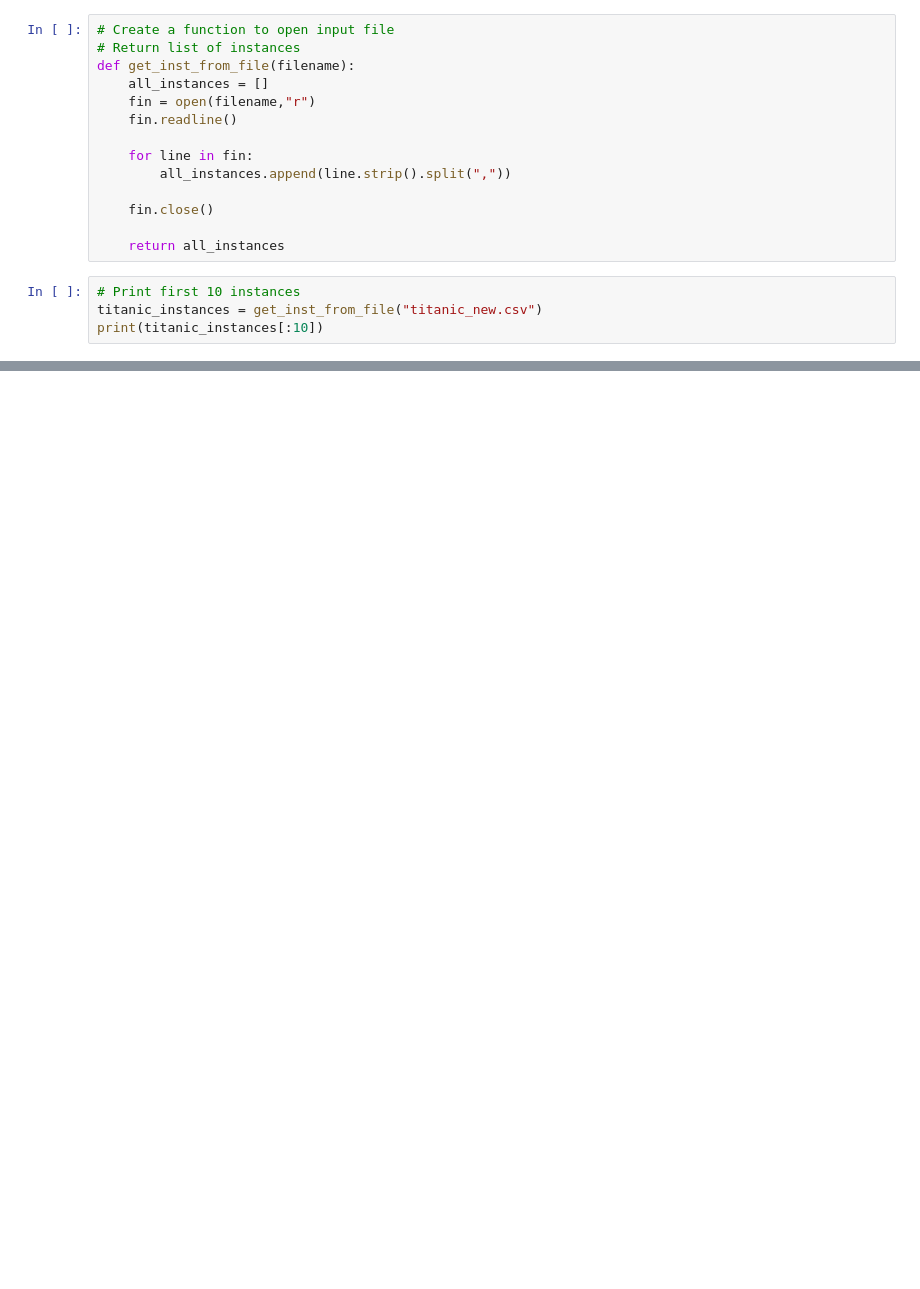
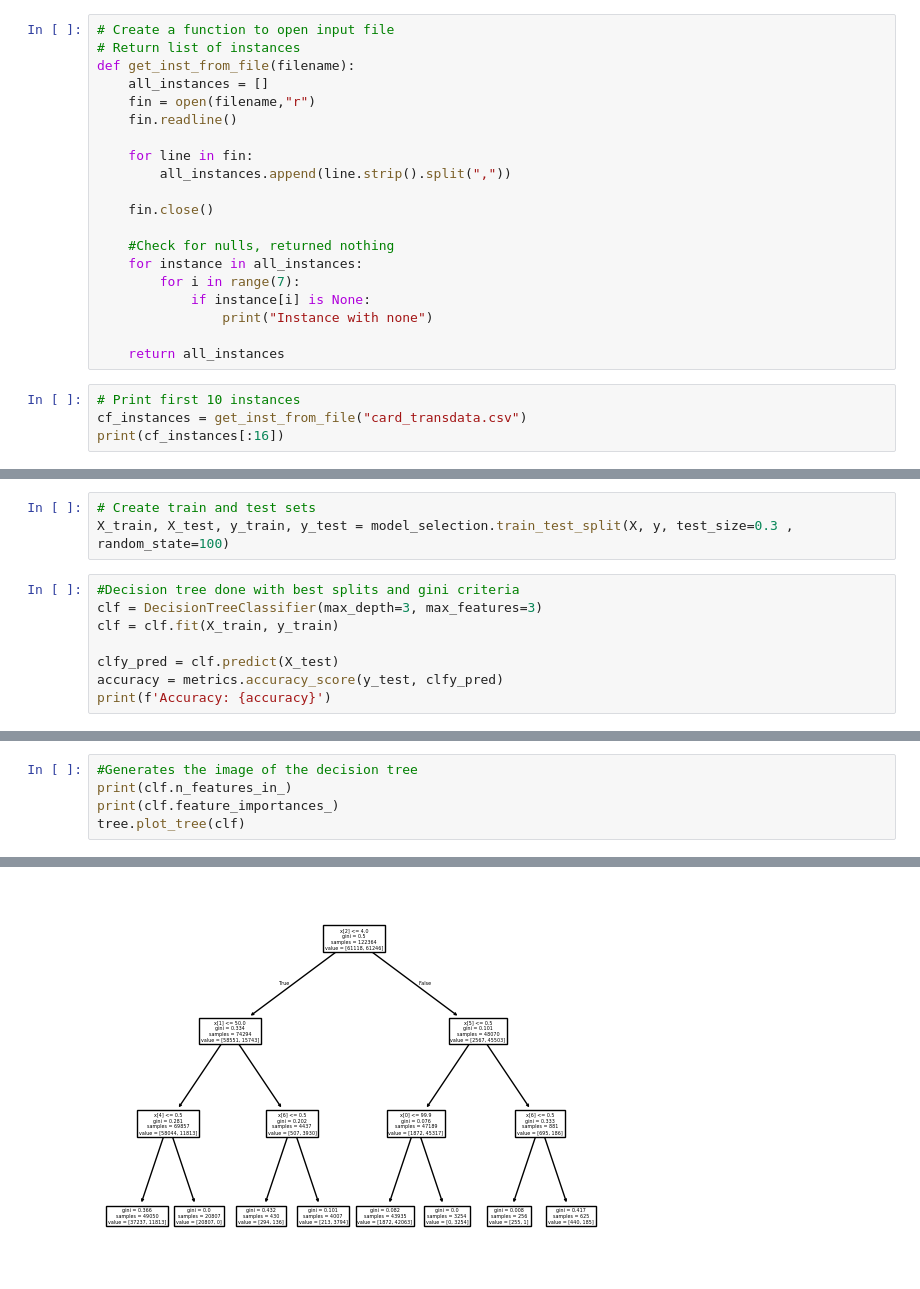
Before and after one commit to CElbing/CS447-Final, a Jupyter notebook: src/InfoGain_Skeleton.ipynb, the cells around one changed output, grey strips where cells are left out. Saved outputs shown, nothing was run; the diff lists cells and outputs as text; blank space fills up the shorter version.

```diff
--- a/src/InfoGain_Skeleton.ipynb
+++ b/src/InfoGain_Skeleton.ipynb
@@ -16,9 +24,15 @@ def get_inst_from_file(filename):
 
     fin.close()
 
+    #Check for nulls, returned nothing
+    for instance in all_instances:
+        for i in range(7):
+            if instance[i] is None:
+                print("Instance with none")
+
     return all_instances
 # %%
 # Print first 10 instances
-titanic_instances = get_inst_from_file("titanic_new.csv")
-print(titanic_instances[:10])
+cf_instances = get_inst_from_file("card_transdata.csv")
+print(cf_instances[:16])
 # %% [output]
@@ -123,0 +76,11 @@ print(all_IGs)
+# %%
+# Create train and test sets
+X_train, X_test, y_train, y_test = model_selection.train_test_split(X, y, test_size=0.3 , random_state=100)
+# %%
+#Decision tree done with best splits and gini criteria
+clf = DecisionTreeClassifier(max_depth=3, max_features=3)
+clf = clf.fit(X_train, y_train)
+
+clfy_pred = clf.predict(X_test)
+accuracy = metrics.accuracy_score(y_test, clfy_pred)
+print(f'Accuracy: {accuracy}')
@@ -123,0 +95,6 @@ print(all_IGs)
+# %%
+#Generates the image of the decision tree
+print(clf.n_features_in_)
+print(clf.feature_importances_)
+tree.plot_tree(clf)
+# %% [output]
@@ -123,0 +121 @@ print(all_IGs)
+[figure, added]
```
Also changed, not shown: parts of 22 cells of this notebook, 1 other file.
